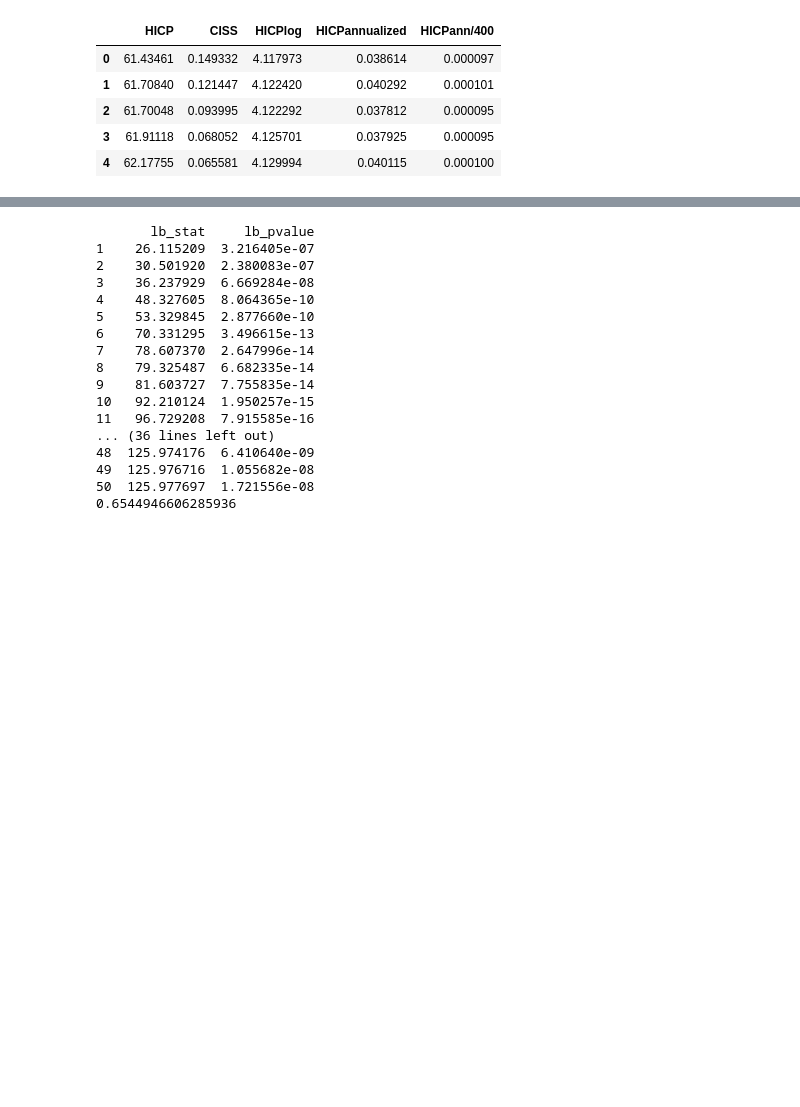
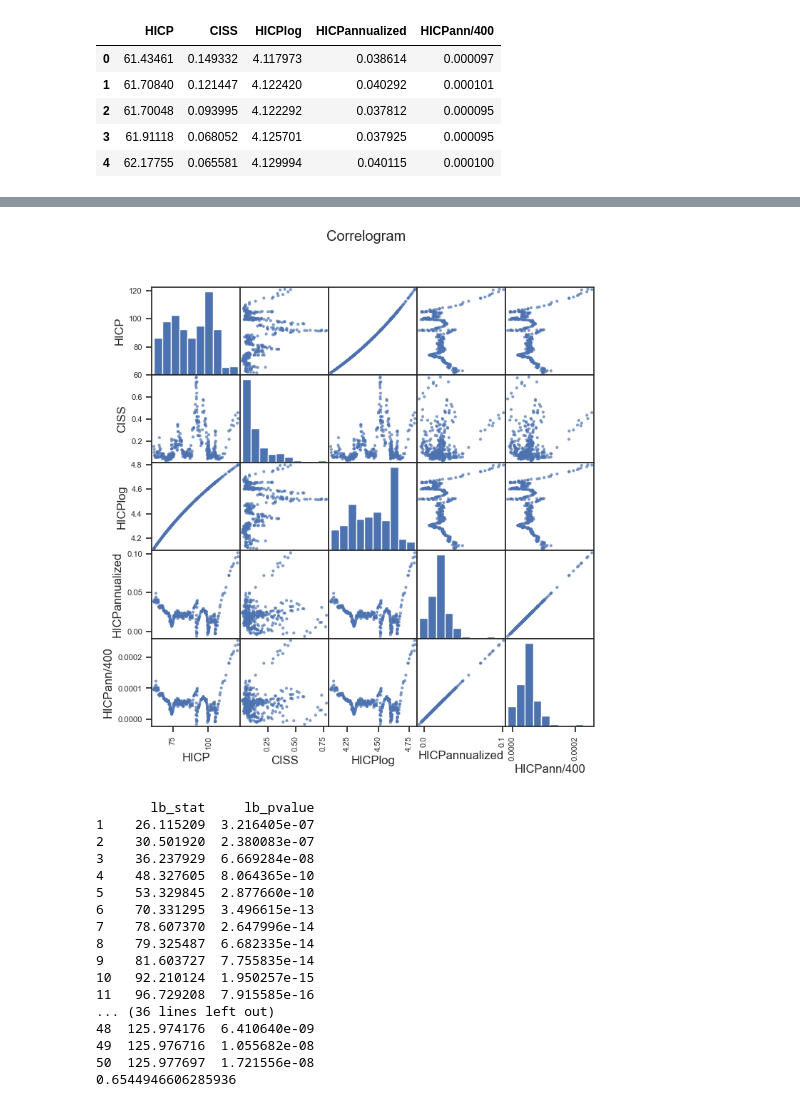
Before and after one commit to FrancescaBelloni/GLS-Quantile-Regression-Asymmetric-Laplace, a Jupyter notebook: EA_Inflation.ipynb, the cells around one changed output, grey strips where cells are left out. Cells and saved outputs as stored; diff of their text form; code cells hidden in the pictures; blank space fills up the shorter version.

```diff
--- a/EA_Inflation.ipynb
+++ b/EA_Inflation.ipynb
@@ -157,3 +157,21 @@ plt.show()
+# %%
+
+import pandas as pd
+import matplotlib.pyplot as plt
+from pandas.plotting import scatter_matrix
+
+correlation_matrix = df.corr()
+
+# Create the scatterplot matrix
+scatter_matrix(df, alpha=0.7, figsize=(8, 8), diagonal='hist')
+
+# Set the title of the plot
+plt.suptitle("Correlogram")
+
+# Display the plot
+plt.show()
+# %% [output]
+[figure, added]
 # %%
 # Perform Ljung-Box test with up to 10 lags
 lbtest = acorr_ljungbox(residuals_1, lags=50)
```
Also changed, not shown: parts of 11 cells of this notebook, 2 other files.
